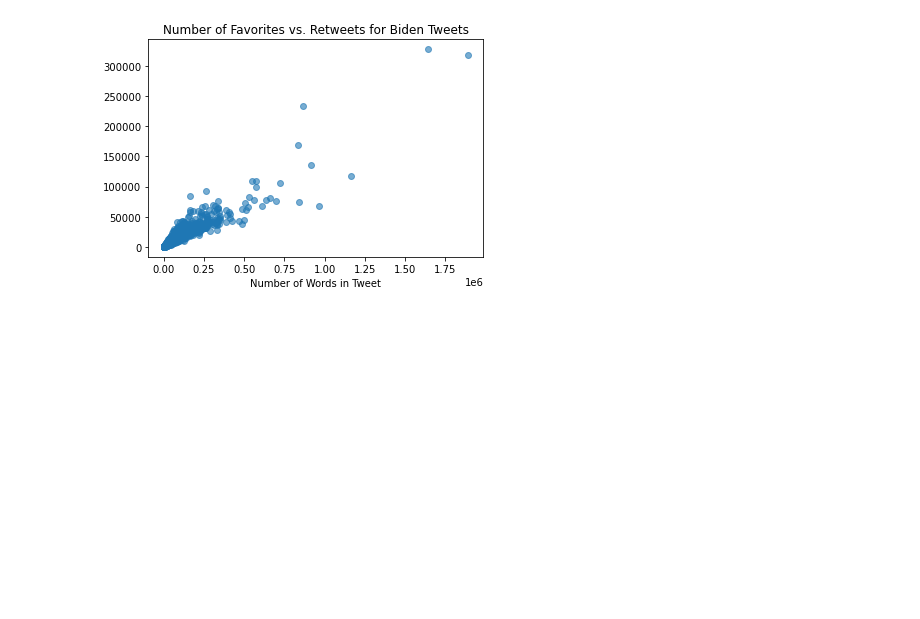
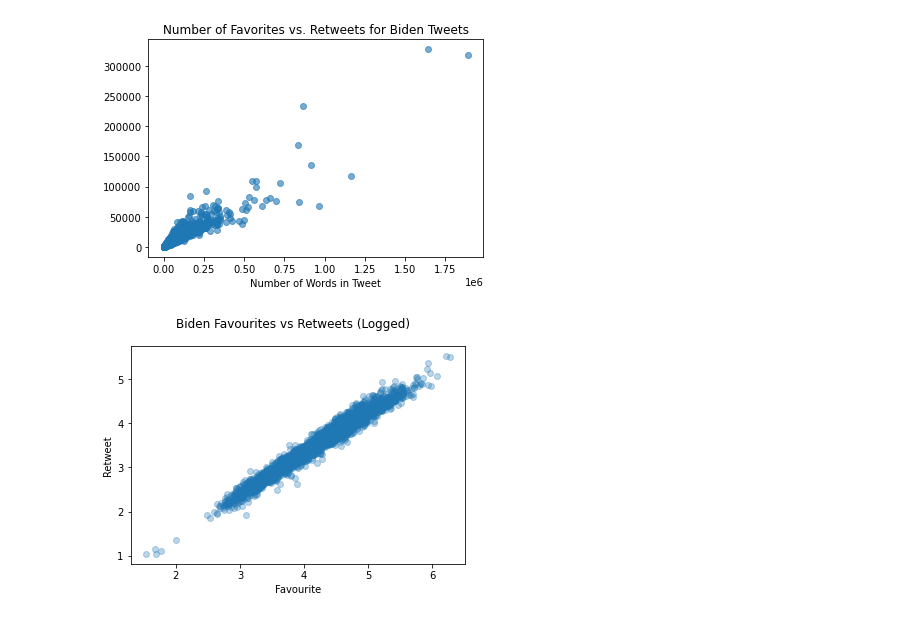
Before and after one commit to sunil-2000/Twitter-Data-Science-Project, a Jupyter notebook: camden.ipynb, the cells around one changed output. Cells and saved outputs as stored; diff of their text form; code cells hidden in the pictures; blank space fills up the shorter version.

```diff
--- a/camden.ipynb
+++ b/camden.ipynb
@@ -240,3 +302,13 @@ plt.xlabel("Number of Words in Tweet")
 # %% [output]
 Text(0.5, 0, 'Number of Words in Tweet')
 [figure]
+# %%
+# Logged favorites vs. retweets
+
+plt.scatter(biden_favouritelogged.favourite, biden_retweetslogged.retweets, alpha=0.3)
+plt.xlabel('Favourite')
+plt.ylabel('Retweet')
+plt.suptitle('Biden Favourites vs Retweets (Logged)')
+plt.show()
+# %% [output]
+[figure, added]
```
Also changed, not shown: parts of 5 cells of this notebook.
